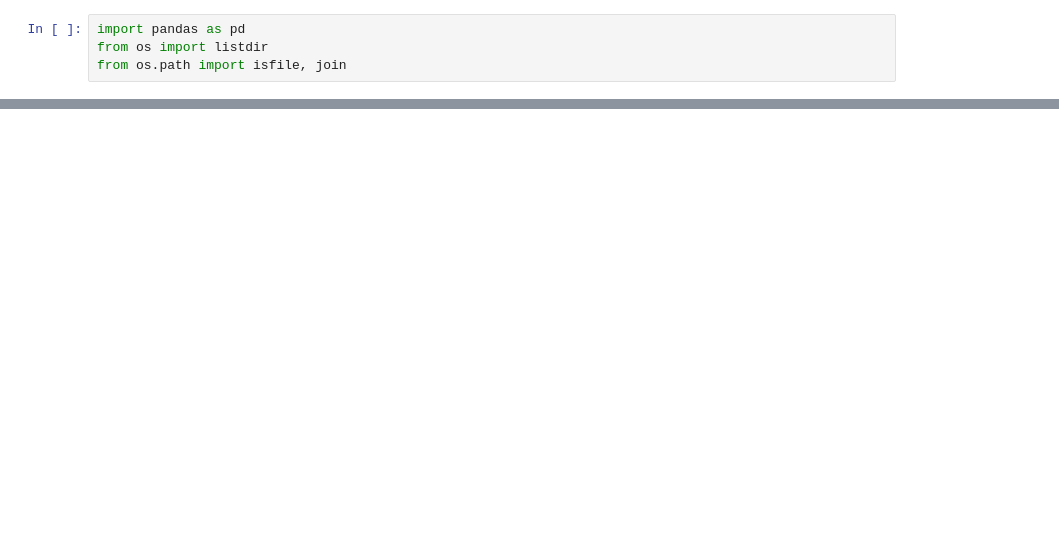
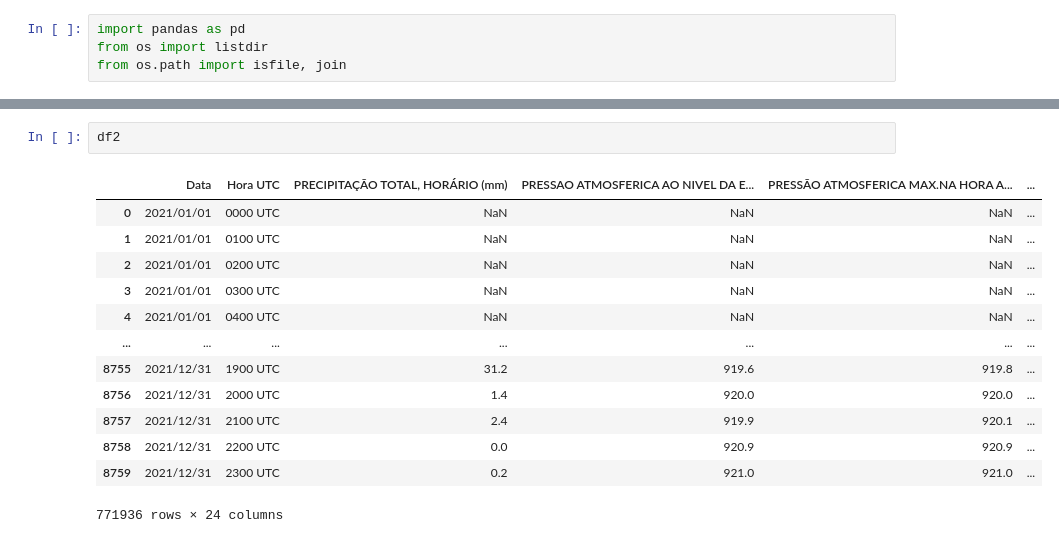
Before and after one commit to thamirisbrandao/rain-prediction-machine, a Jupyter notebook: notebooks/rain-prediction-dataset-load.ipynb, the cells around one changed output, grey strips where cells are left out. Cells and saved outputs as stored; diff of their text form; blank space fills up the shorter version.

```diff
--- a/notebooks/rain-prediction-dataset-load.ipynb
+++ b/notebooks/rain-prediction-dataset-load.ipynb
@@ -13,0 +39,16 @@ df['Estaçao']=files[0].split('_')[4]
+# %%
+df2
+# %% [output]
+|  | Data | Hora UTC | PRECIPITAÇÃO TOTAL, HORÁRIO (mm) | PRESSAO ATMOSFERICA AO NIVEL DA E... | PRESSÃO ATMOSFERICA MAX.NA HORA A... | ... |
+| 0 | 2021/01/01 | 0000 UTC | NaN | NaN | NaN | ... |
+| 1 | 2021/01/01 | 0100 UTC | NaN | NaN | NaN | ... |
+| 2 | 2021/01/01 | 0200 UTC | NaN | NaN | NaN | ... |
+| 3 | 2021/01/01 | 0300 UTC | NaN | NaN | NaN | ... |
+| 4 | 2021/01/01 | 0400 UTC | NaN | NaN | NaN | ... |
+| ... | ... | ... | ... | ... | ... | ... |
+| 8755 | 2021/12/31 | 1900 UTC | 31.2 | 919.6 | 919.8 | ... |
+| 8756 | 2021/12/31 | 2000 UTC | 1.4 | 920.0 | 920.0 | ... |
+| 8757 | 2021/12/31 | 2100 UTC | 2.4 | 919.9 | 920.1 | ... |
+| 8758 | 2021/12/31 | 2200 UTC | 0.0 | 920.9 | 920.9 | ... |
+| 8759 | 2021/12/31 | 2300 UTC | 0.2 | 921.0 | 921.0 | ... |
+771936 rows × 24 columns
```
Also changed, not shown: parts of 16 cells of this notebook.
